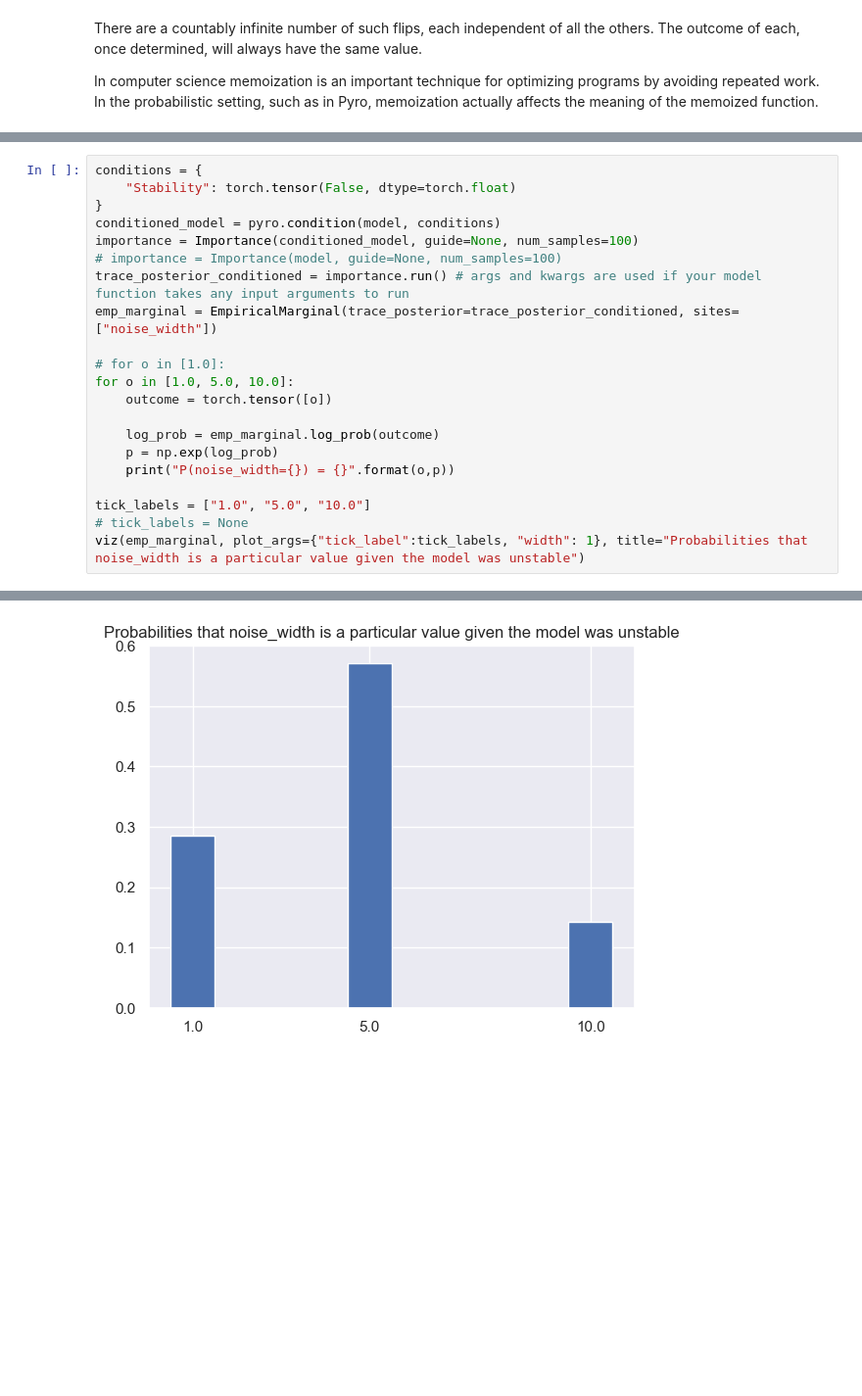
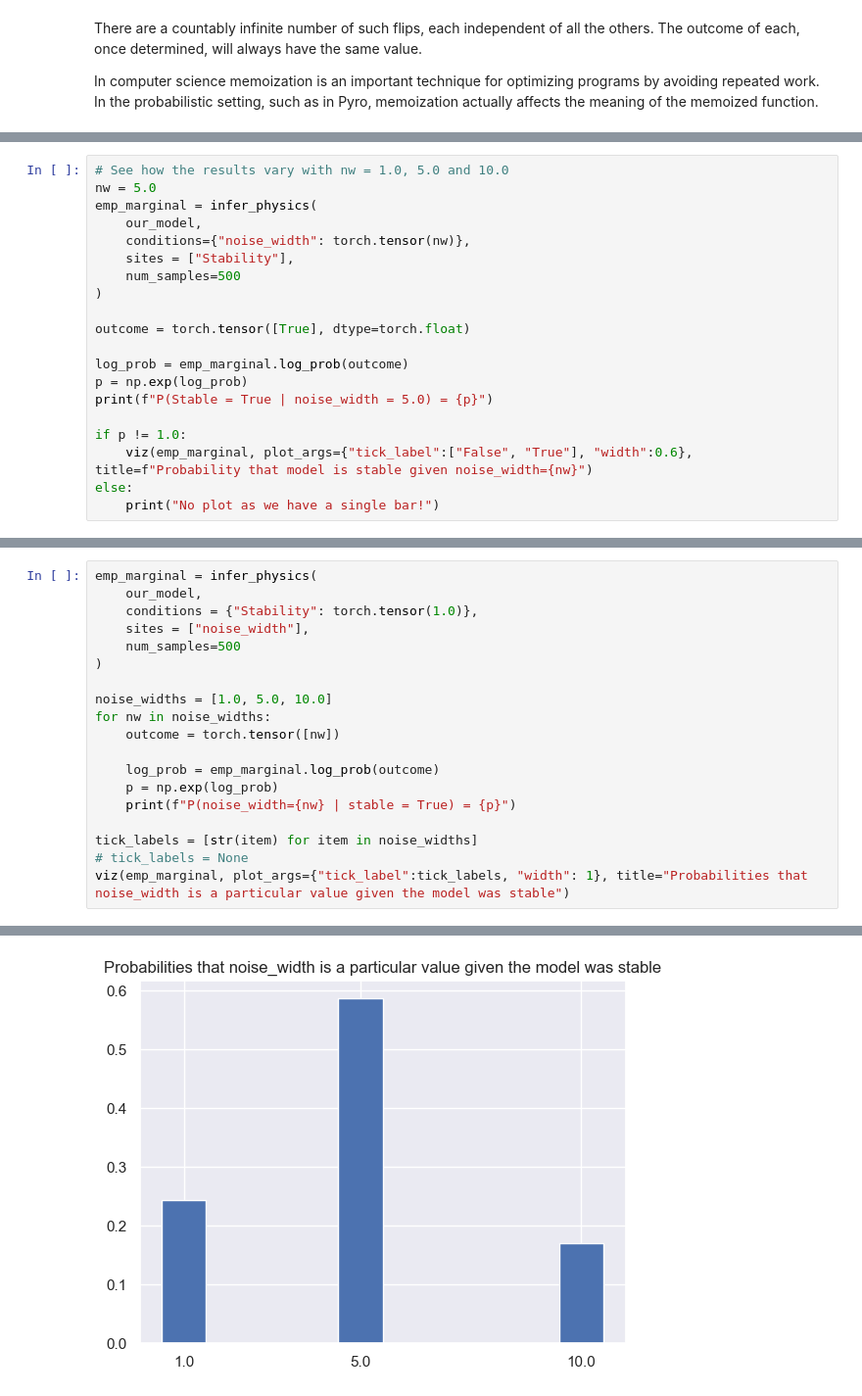
Before and after one commit to ebigelow/probmods-pyro, a Jupyter notebook: chapters/Chapter 2 - Generative Models.ipynb, the cells around one changed output, grey strips where cells are left out. Shown at 98% size. Drawn from its saved outputs; the diff is of its cells as text; blank space fills up the shorter version.

Commit message:
cleaned up edits and moved some code into a new file within the pyro_webppl module. Also added a gif for online viewing

```diff
--- a/chapters/Chapter 2 - Generative Models.ipynb
+++ b/chapters/Chapter 2 - Generative Models.ipynb
@@ -984,0 +744,20 @@ tensor(0.6667)
+# %%
+# See how the results vary with nw = 1.0, 5.0 and 10.0
+nw = 5.0
+emp_marginal = infer_physics(
+    our_model,
+    conditions={"noise_width": torch.tensor(nw)},
+    sites = ["Stability"],
+    num_samples=500
+)
+
+outcome = torch.tensor([True], dtype=torch.float)
+
+log_prob = emp_marginal.log_prob(outcome)
+p = np.exp(log_prob)
+print(f"P(Stable = True | noise_width = 5.0) = {p}")
+
+if p != 1.0:
+    viz(emp_marginal, plot_args={"tick_label":["False", "True"], "width":0.6}, title=f"Probability that model is stable given noise_width={nw}")
+else:
+    print("No plot as we have a single bar!")
@@ -985,22 +767,20 @@ tensor(0.6667)
 # %%
-conditions = {
-    "Stability": torch.tensor(False, dtype=torch.float)
-}
-conditioned_model = pyro.condition(model, conditions)
-importance = Importance(conditioned_model, guide=None, num_samples=100)
-# importance = Importance(model, guide=None, num_samples=100)
-trace_posterior_conditioned = importance.run() # args and kwargs are used if your model function takes any input arguments to run
-emp_marginal = EmpiricalMarginal(trace_posterior=trace_posterior_conditioned, sites=["noise_width"])
+emp_marginal = infer_physics(
+    our_model,
+    conditions = {"Stability": torch.tensor(1.0)},
+    sites = ["noise_width"],
+    num_samples=500
+)
 
-# for o in [1.0]:
-for o in [1.0, 5.0, 10.0]:
-    outcome = torch.tensor([o])
+noise_widths = [1.0, 5.0, 10.0]
+for nw in noise_widths:
+    outcome = torch.tensor([nw])
 
     log_prob = emp_marginal.log_prob(outcome)
     p = np.exp(log_prob)
-    print("P(noise_width={}) = {}".format(o,p))
+    print(f"P(noise_width={nw} | stable = True) = {p}")
 
-tick_labels = ["1.0", "5.0", "10.0"]
+tick_labels = [str(item) for item in noise_widths]
 # tick_labels = None
-viz(emp_marginal, plot_args={"tick_label":tick_labels, "width": 1}, title="Probabilities that noise_width is a particular value given the model was unstable")
+viz(emp_marginal, plot_args={"tick_label":tick_labels, "width": 1}, title="Probabilities that noise_width is a particular value given the model was stable")
 # %% [output]
@@ -1010 +790 @@ P(noise_width=10.0) = 0.1428571492433548
-[figure, old version]
+[figure, new version]
```
Also changed, not shown: parts of 45 cells of this notebook, 2 other files.
